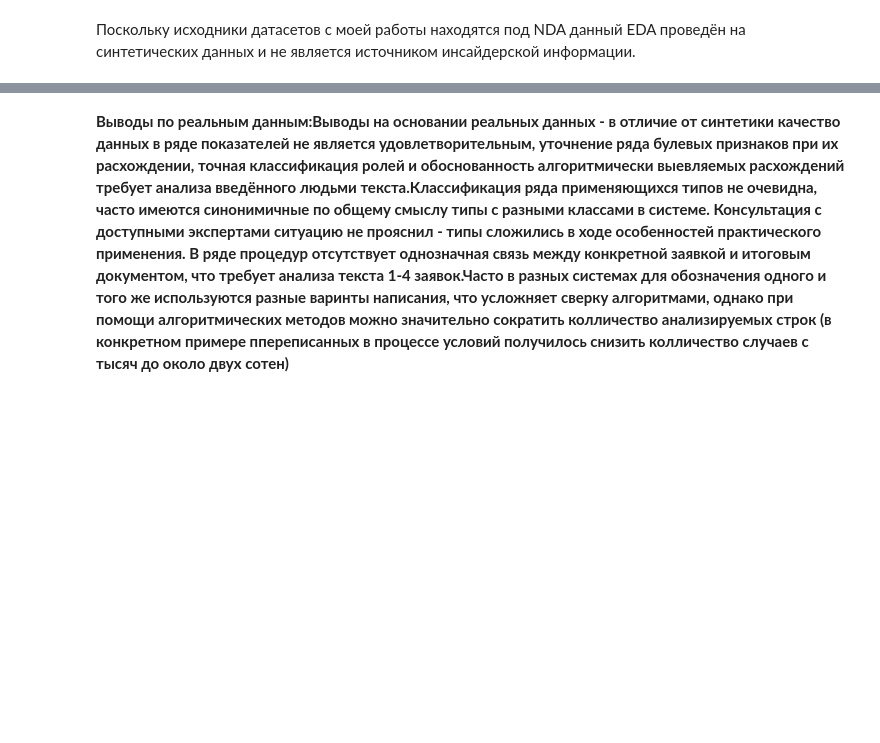
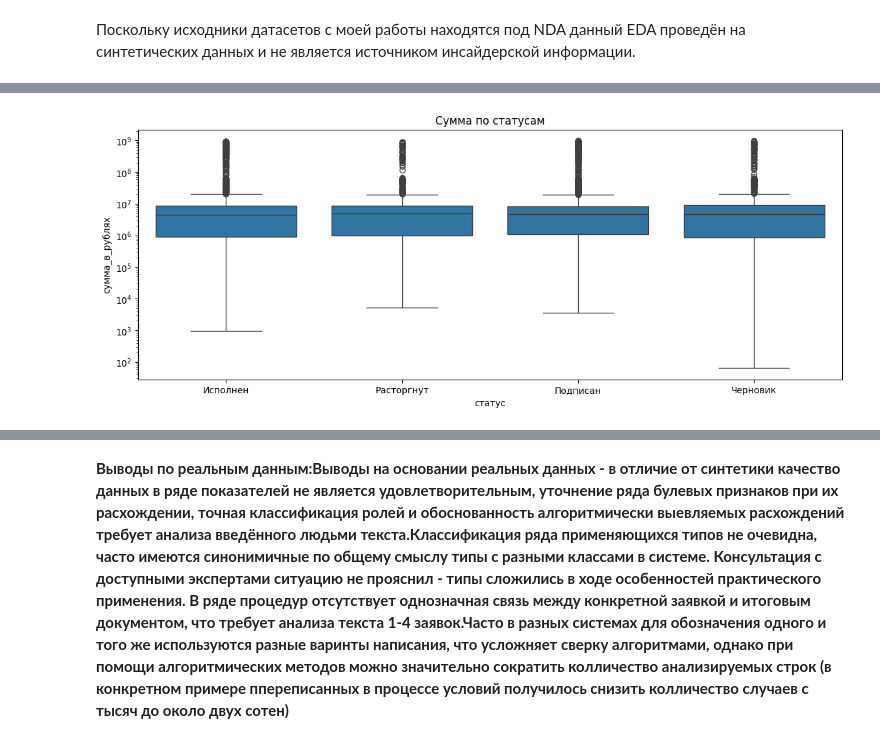
Before and after one commit to hw-group303/HSE_VKR, a Jupyter notebook: eda_vkr.ipynb, the cells around one changed output, grey strips where cells are left out. Saved outputs shown, nothing was run; the diff lists cells and outputs as text; code cells hidden in the pictures; blank space fills up the shorter version.

```diff
--- a/eda_vkr.ipynb
+++ b/eda_vkr.ipynb
@@ -2,0 +114,8 @@
+# %%
+plt.figure(figsize=(14,5))
+sns.boxplot(x='статус', y='сумма_в_рублях', data=df_contracts)
+plt.title('Сумма по статусам')
+plt.yscale('log')
+plt.show()
+# %% [output]
+[figure, added]
```
Also changed, not shown: parts of 61 cells of this notebook.
